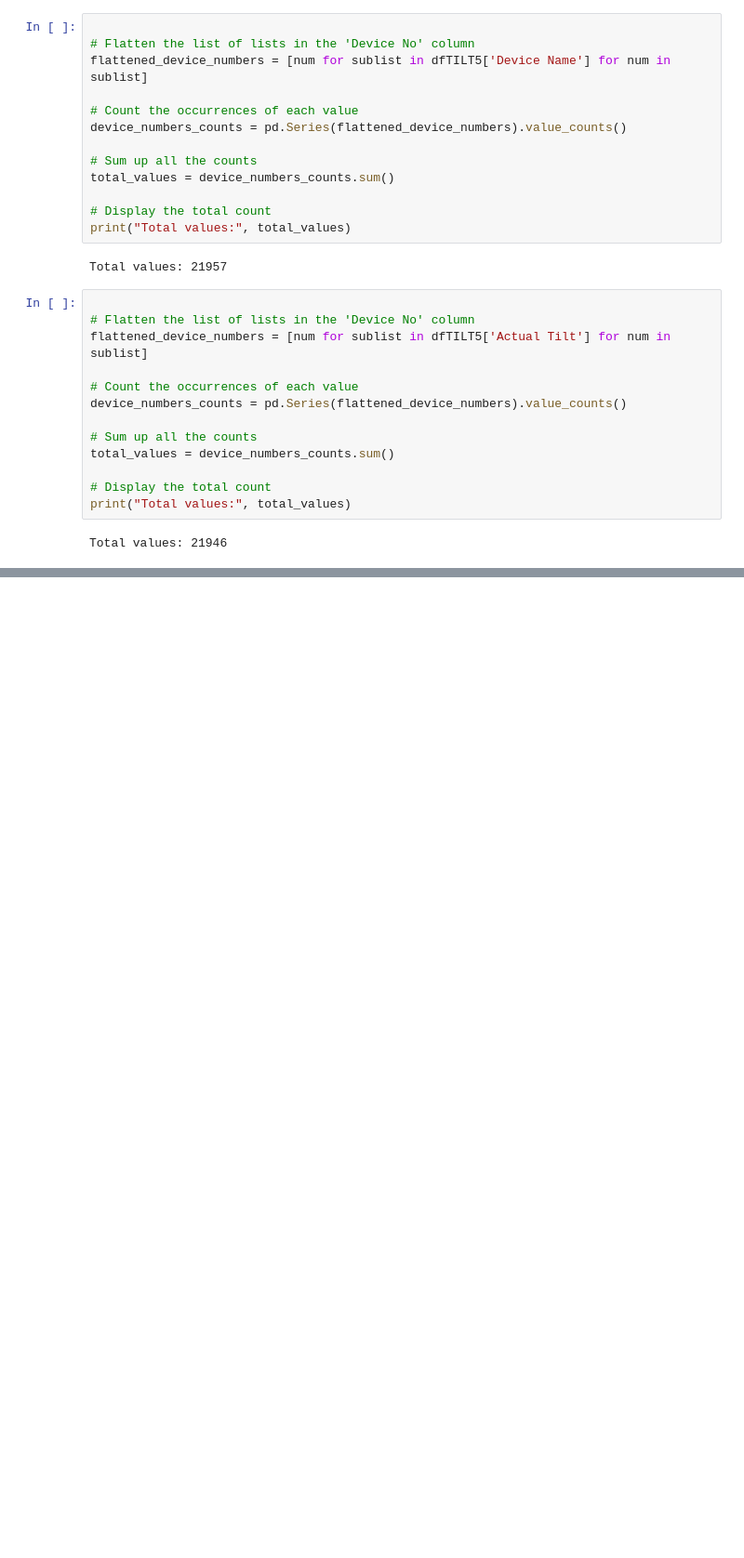
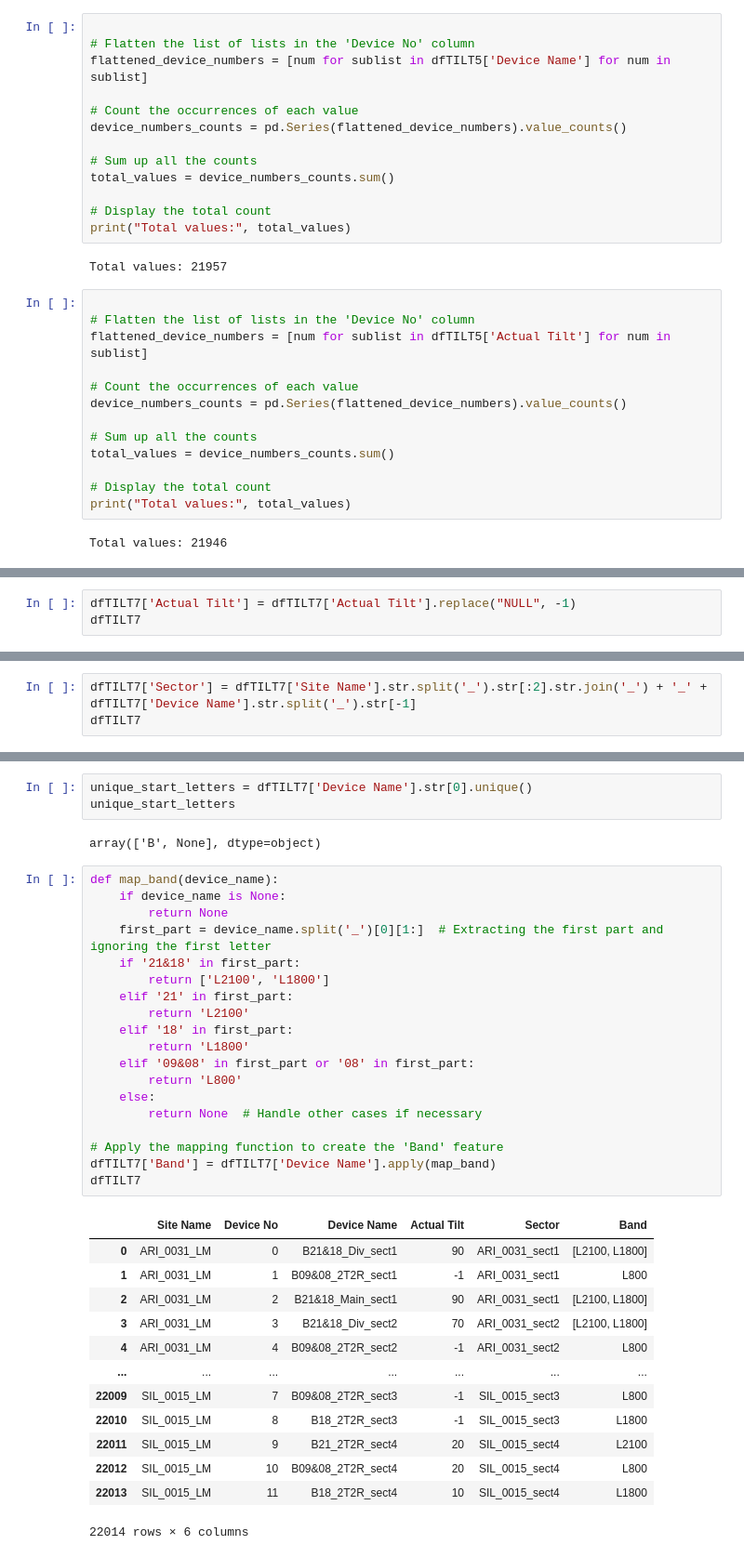
Before and after one commit to eyabelguith/AutomationProject, a Jupyter notebook: 1st_try.ipynb, the cells around one changed output, grey strips where cells are left out. Shown: that part at 93% size. Cells and saved outputs as stored; diff of their text form; blank space fills up the shorter version.

Commit message:
completed coding Tilt

```diff
--- a/1st_try.ipynb
+++ b/1st_try.ipynb
@@ -877,0 +968,3 @@ Total values: 21946
+# %%
+dfTILT7['Actual Tilt'] = dfTILT7['Actual Tilt'].replace("NULL", -1)
+dfTILT7
@@ -877,0 +985,3 @@ Total values: 21946
+# %%
+dfTILT7['Sector'] = dfTILT7['Site Name'].str.split('_').str[:2].str.join('_') + '_' + dfTILT7['Device Name'].str.split('_').str[-1]
+dfTILT7
@@ -877,0 +1002,38 @@ Total values: 21946
+# %%
+unique_start_letters = dfTILT7['Device Name'].str[0].unique()
+unique_start_letters
+# %% [output]
+array(['B', None], dtype=object)
+# %%
+def map_band(device_name):
+    if device_name is None:
+        return None
+    first_part = device_name.split('_')[0][1:]  # Extracting the first part and ignoring the first letter
+    if '21&18' in first_part:
+        return ['L2100', 'L1800']
+    elif '21' in first_part:
+        return 'L2100'
+    elif '18' in first_part:
+        return 'L1800'
+    elif '09&08' in first_part or '08' in first_part:
+        return 'L800'
+    else:
+        return None  # Handle other cases if necessary
+
+# Apply the mapping function to create the 'Band' feature
+dfTILT7['Band'] = dfTILT7['Device Name'].apply(map_band)
+dfTILT7
+# %% [output]
+|  | Site Name | Device No | Device Name | Actual Tilt | Sector | Band |
+| 0 | ARI_0031_LM | 0 | B21&18_Div_sect1 | 90 | ARI_0031_sect1 | [L2100, L1800] |
+| 1 | ARI_0031_LM | 1 | B09&08_2T2R_sect1 | -1 | ARI_0031_sect1 | L800 |
+| 2 | ARI_0031_LM | 2 | B21&18_Main_sect1 | 90 | ARI_0031_sect1 | [L2100, L1800] |
+| 3 | ARI_0031_LM | 3 | B21&18_Div_sect2 | 70 | ARI_0031_sect2 | [L2100, L1800] |
+| 4 | ARI_0031_LM | 4 | B09&08_2T2R_sect2 | -1 | ARI_0031_sect2 | L800 |
+| ... | ... | ... | ... | ... | ... | ... |
+| 22009 | SIL_0015_LM | 7 | B09&08_2T2R_sect3 | -1 | SIL_0015_sect3 | L800 |
+| 22010 | SIL_0015_LM | 8 | B18_2T2R_sect3 | -1 | SIL_0015_sect3 | L1800 |
+| 22011 | SIL_0015_LM | 9 | B21_2T2R_sect4 | 20 | SIL_0015_sect4 | L2100 |
+| 22012 | SIL_0015_LM | 10 | B09&08_2T2R_sect4 | 20 | SIL_0015_sect4 | L800 |
+| 22013 | SIL_0015_LM | 11 | B18_2T2R_sect4 | 10 | SIL_0015_sect4 | L1800 |
+22014 rows × 6 columns
```
Also changed, not shown: parts of 6 cells of this notebook, 1 other file.
